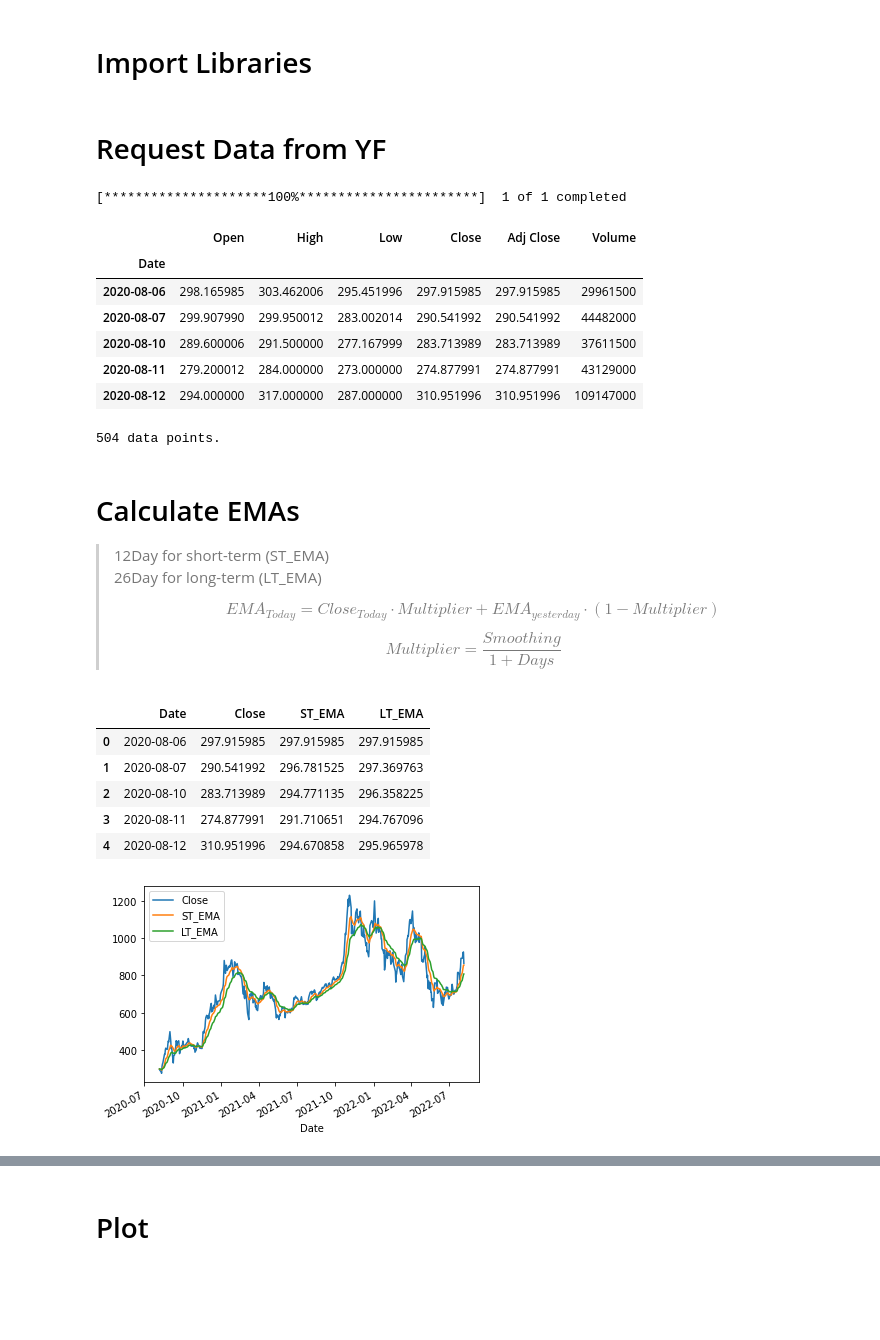
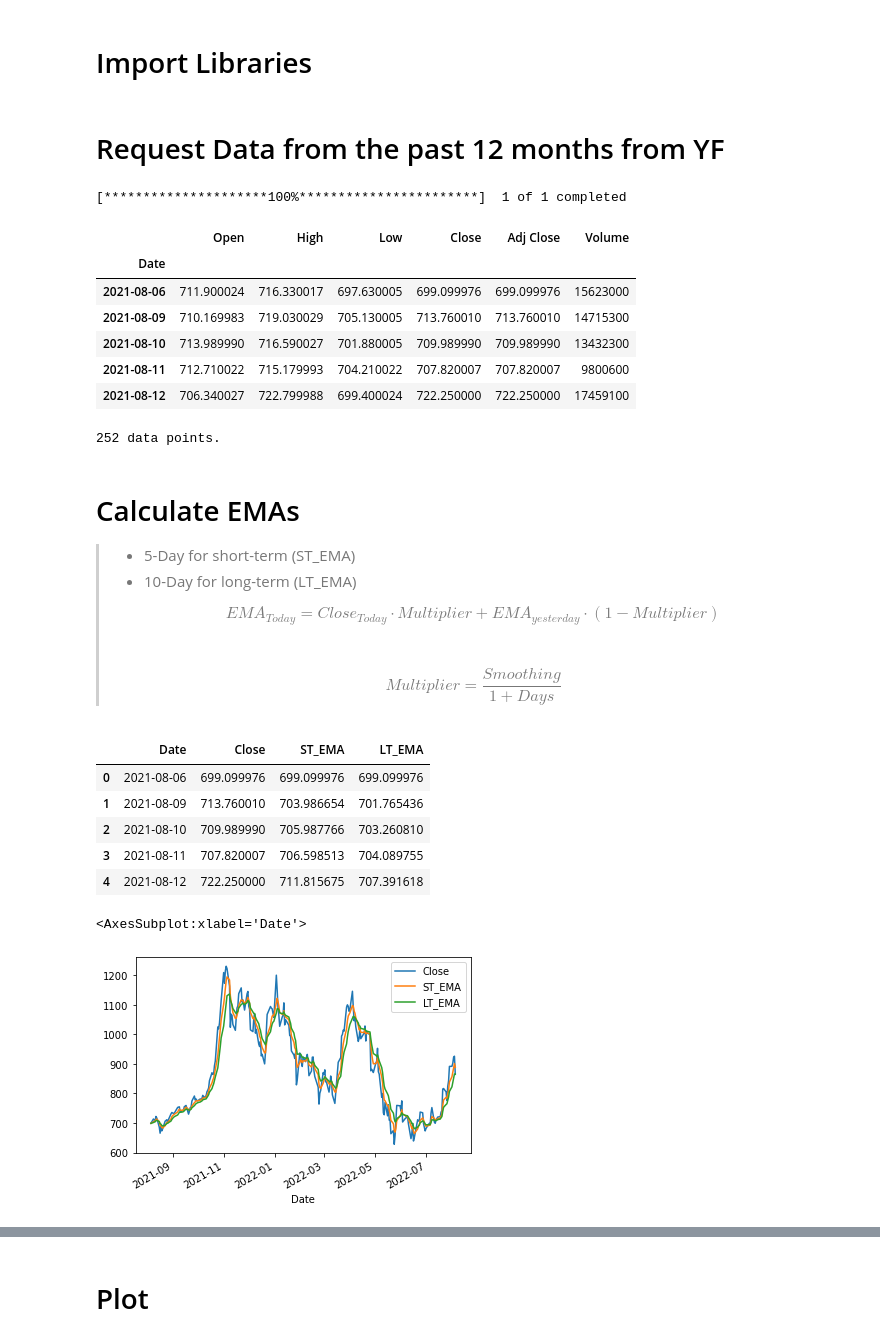
Before and after one commit to ShenChikai/Trading-Projects, a Jupyter notebook: MACD/MACD.ipynb, the cells around one changed output, grey strips where cells are left out. Cells and saved outputs as stored; diff of their text form; code cells hidden in the pictures; blank space fills up the shorter version.

```diff
--- a/MACD/MACD.ipynb
+++ b/MACD/MACD.ipynb
@@ -11,7 +11,7 @@ import warnings
 from pandas.core.common import SettingWithCopyWarning
 warnings.simplefilter(action="ignore", category=SettingWithCopyWarning)
 # %% [markdown]
-# Request Data from YF
+# Request Data from the past 12 months from YF
 # %%
 # History(): get historicals for one Stock
 # stock = yf.Ticker('TSLA')
@@ -25,7 +25,7 @@ warnings.simplefilter(action="ignore", category=SettingWithCopyWarning)
 stock_list = ['TSLA']
 stock_historical = yf.download(
     stock_list,
-    period="24mo",
+    period="12mo",
     interval="1d"
 )
 
@@ -35,11 +35,11 @@ print(len(stock_historical), "data points.")
 [*********************100%***********************]  1 of 1 completed
 |  | Open | High | Low | Close | Adj Close | Volume |
 | Date |  |  |  |  |  |  |
-| 2020-08-06 | 298.165985 | 303.462006 | 295.451996 | 297.915985 | 297.915985 | 29961500 |
-| 2020-08-07 | 299.907990 | 299.950012 | 283.002014 | 290.541992 | 290.541992 | 44482000 |
-| 2020-08-10 | 289.600006 | 291.500000 | 277.167999 | 283.713989 | 283.713989 | 37611500 |
-| 2020-08-11 | 279.200012 | 284.000000 | 273.000000 | 274.877991 | 274.877991 | 43129000 |
-| 2020-08-12 | 294.000000 | 317.000000 | 287.000000 | 310.951996 | 310.951996 | 109147000 |
+| 2021-08-06 | 711.900024 | 716.330017 | 697.630005 | 699.099976 | 699.099976 | 15623000 |
+| 2021-08-09 | 710.169983 | 719.030029 | 705.130005 | 713.760010 | 713.760010 | 14715300 |
+| 2021-08-10 | 713.989990 | 716.590027 | 701.880005 | 709.989990 | 709.989990 | 13432300 |
+| 2021-08-11 | 712.710022 | 715.179993 | 704.210022 | 707.820007 | 707.820007 | 9800600 |
+| 2021-08-12 | 706.340027 | 722.799988 | 699.400024 | 722.250000 | 722.250000 | 17459100 |
-504 data points.
+252 data points.
 # %%
 # Save to local
@@ -47,9 +47,10 @@ print(len(stock_historical), "data points.")
 # %% [markdown]
 # Calculate EMAs
-> 12Day for short-term (ST_EMA) <br>
-> 26Day for long-term (LT_EMA)
+> - 5-Day for short-term (ST_EMA)
+> - 10-Day for long-term (LT_EMA)
 >
-> $$EMA_{Today} = Close_{Today} \cdot Multiplier + EMA_{yesterday} \cdot (1-Multiplier)$$
+>
+> $$EMA_{Today} = Close_{Today} \cdot Multiplier + EMA_{yesterday} \cdot (1-Multiplier)$$ <br>
 > $$Multiplier = \frac{Smoothing}{1 + Days}$$
 # %%
 # MACD df with only date and close
@@ -64,47 +65,47 @@ smoothing = 2
 ######################################################################################
 
 # short term EMA (12-days EMA)
-ST_period = 12
+ST_period = 5
 ST_multiplier = smoothing / (1 + ST_period)
 ST_EMA = [init_EMA]
 
 for i in range(1, len(MACD_df['Close'])):
     # Close price is at column 1
     ST_EMA.append( MACD_df.iloc[i,1]*ST_multiplier + ST_EMA[i-1]*(1-ST_multiplier) )
 
 #MACD_df.insert(loc=2, column='ST_EMA', value=pd.Series(ST_EMA))
 MACD_df['ST_EMA'] = ST_EMA
 
 ######################################################################################
 
 # long term EMA (12-days EMA)
-LT_period = 26
+LT_period = 10
 LT_multiplier = smoothing / (1 + LT_period)
 LT_EMA = [init_EMA]
 
 for i in range(1, len(MACD_df['Close'])):
     # Close price is at column 1
     LT_EMA.append( MACD_df.iloc[i,1]*LT_multiplier + LT_EMA[i-1]*(1-LT_multiplier) )
 
 #MACD_df.insert(loc=2, column='LT_EMA', value=pd.Series(LT_EMA))
 MACD_df['LT_EMA'] = LT_EMA
 
 ######################################################################################
 
 # df check
 display(MACD_df.head())
 
 # plot check
 MACD_df.set_index('Date', inplace=True)
 MACD_df.plot()
-MACD_df.reset_index(inplace=True)
 # %% [output]
 |  | Date | Close | ST_EMA | LT_EMA |
-| 0 | 2020-08-06 | 297.915985 | 297.915985 | 297.915985 |
-| 1 | 2020-08-07 | 290.541992 | 296.781525 | 297.369763 |
-| 2 | 2020-08-10 | 283.713989 | 294.771135 | 296.358225 |
-| 3 | 2020-08-11 | 274.877991 | 291.710651 | 294.767096 |
-| 4 | 2020-08-12 | 310.951996 | 294.670858 | 295.965978 |
+| 0 | 2021-08-06 | 699.099976 | 699.099976 | 699.099976 |
+| 1 | 2021-08-09 | 713.760010 | 703.986654 | 701.765436 |
+| 2 | 2021-08-10 | 709.989990 | 705.987766 | 703.260810 |
+| 3 | 2021-08-11 | 707.820007 | 706.598513 | 704.089755 |
+| 4 | 2021-08-12 | 722.250000 | 711.815675 | 707.391618 |
+<AxesSubplot:xlabel='Date'>
-[figure, old version]
+[figure, new version]
 # %% [markdown]
 # Calculate MACD, Signal line, and Histogram values
```
Also changed, not shown: parts of 12 cells of this notebook, 3 other files.
